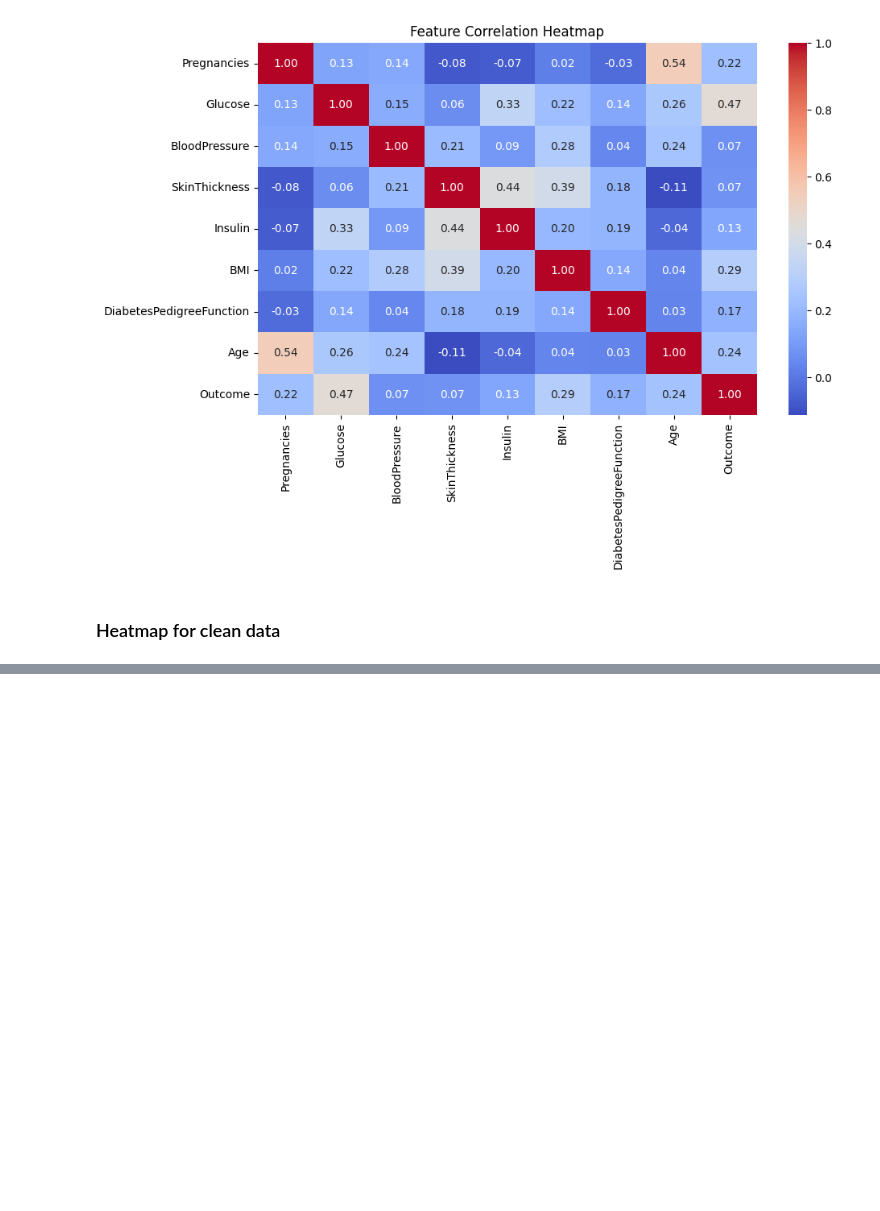
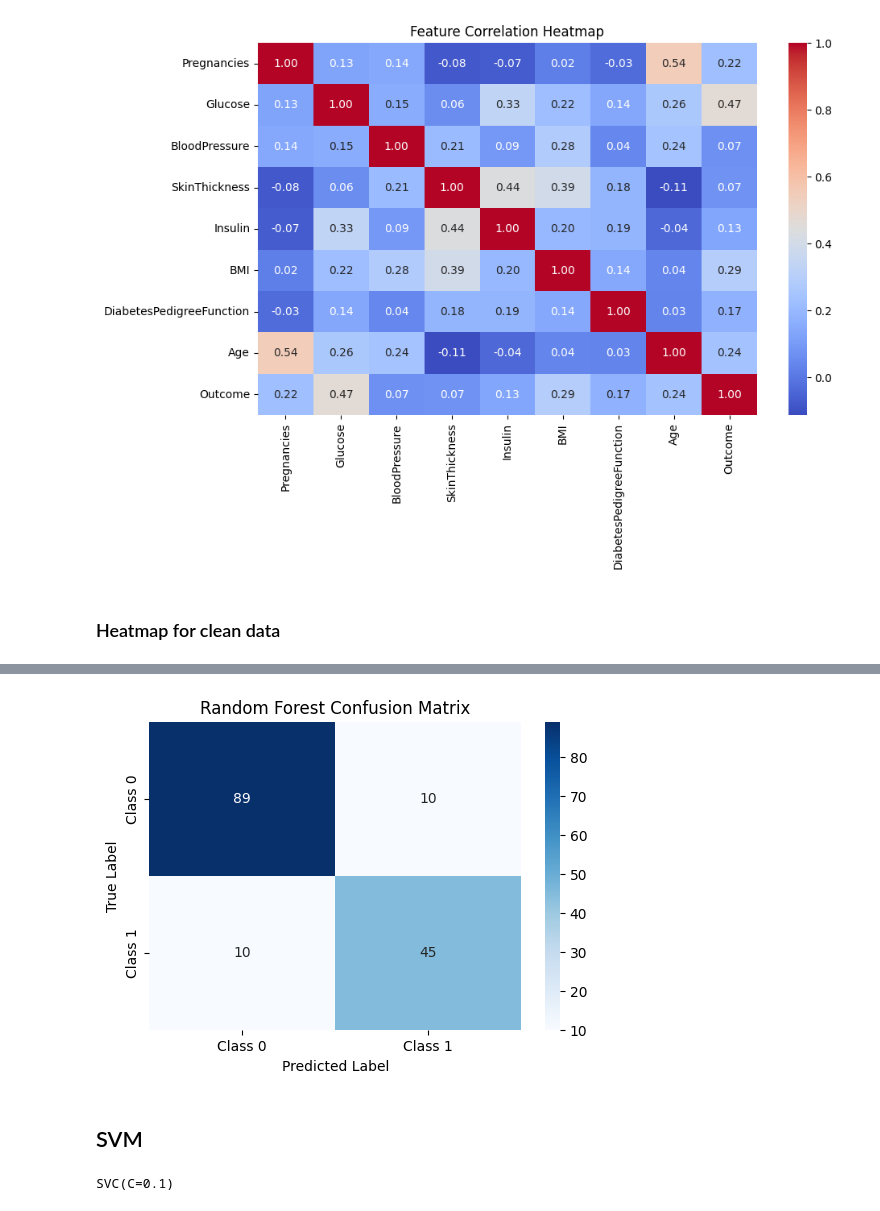
Before and after one commit to Minhajul99/Diabetes-Prediction, a Jupyter notebook: Diabetes_Prediction.ipynb, the cells around one changed output, grey strips where cells are left out. Cells and saved outputs as stored; diff of their text form; code cells hidden in the pictures; blank space fills up the shorter version.

```diff
--- a/Diabetes_Prediction.ipynb
+++ b/Diabetes_Prediction.ipynb
@@ -308,0 +410,12 @@ plt.show()
+# %%
+# Accuracy
+accuracy_rf = accuracy_score(y_test, y_pred_rf)
+print(f"Accuracy: {accuracy_rf *100:.2f} %")
+
+# Confusion Matrix
+conf_matrix_rf = confusion_matrix(y_test, y_pred_rf)
+print("Confusion Matrix:\n", conf_matrix_rf)
+
+# Classification Report
+class_report_rf = classification_report(y_test, y_pred_rf)
+print("Classification Report:\n", class_report_rf)
@@ -308,0 +436,19 @@ plt.show()
+# %%
+# Plot confusion matrix
+plt.figure(figsize=(6,4))
+sns.heatmap(conf_matrix_rf, annot=True, fmt="d", cmap="Blues", xticklabels=["Class 0", "Class 1"], yticklabels=["Class 0", "Class 1"])
+plt.xlabel("Predicted Label")
+plt.ylabel("True Label")
+plt.title("Random Forest Confusion Matrix")
+plt.show()
+# %% [output]
+[figure, added]
+# %% [markdown]
+## SVM
+# %%
+from sklearn.svm import SVC
+np.random.seed(42)
+model_svm = SVC(kernel='rbf', C=0.1)
+model_svm.fit(X_train, y_train)
+# %% [output]
+SVC(C=0.1)
```
Also changed, not shown: parts of 78 cells of this notebook.
